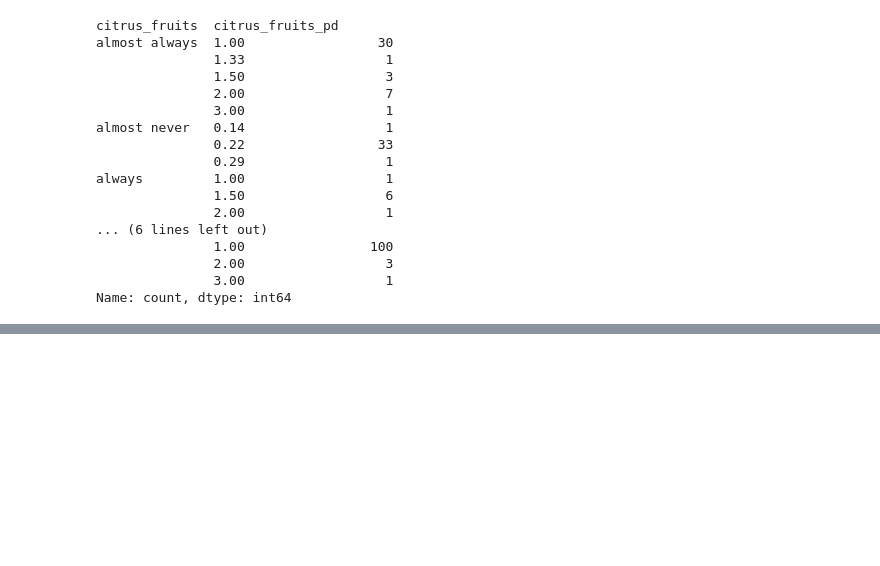
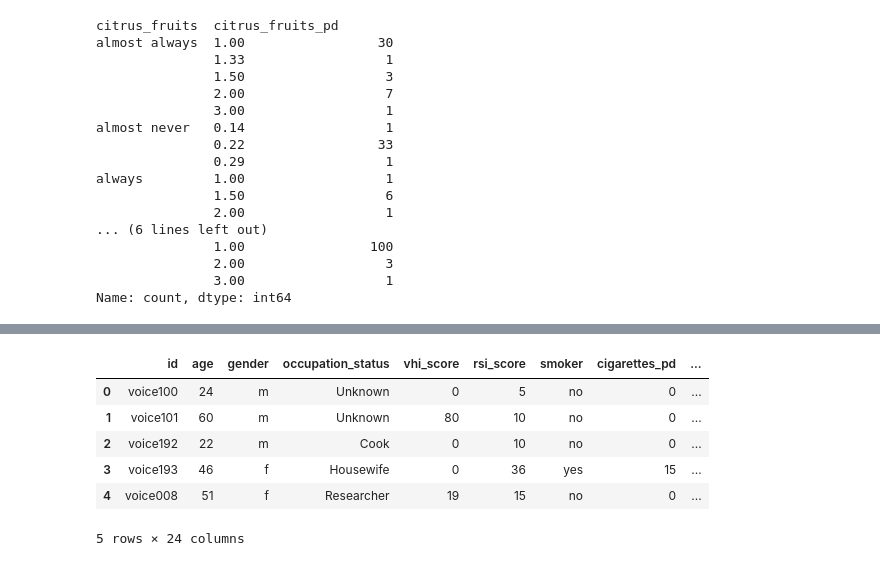
Before and after one commit to alyssahondrade/ml-perspectives-on-voice-disorder-diagnosis, a Jupyter notebook: 02_data_cleaning.ipynb, the cells around one changed output, grey strips where cells are left out. Saved outputs shown, nothing was run; the diff lists cells and outputs as text; code cells hidden in the pictures; blank space fills up the shorter version.

Commit message:
cleaned the target variable column - diagnosis

```diff
--- a/02_data_cleaning.ipynb
+++ b/02_data_cleaning.ipynb
@@ -1409 +1459,20 @@ Cobbler                  1
 Name: count, dtype: int64
+# %%
+# Pattern to get text in brackets
+subtype_pattern = '\((.*?)\)'
+
+# Pattern to get the rest of the text
+base_pattern = '^(.*?)\('
+
+# Get subtypes in lowercase
+clean_num_df['subtype'] = clean_num_df['diagnosis']\
+    .apply(str.lower)\
+    .str.extract(subtype_pattern)
+
+# Get the base in lowercase
+clean_num_df['base'] = clean_num_df['diagnosis']\
+    .apply(str.lower)\
+    .str.extract(base_pattern)
+
+# Display the updated columns
+clean_num_df[['diagnosis', 'base', 'subtype']].head(10)
@@ -1409,0 +1491,9 @@ Name: count, dtype: int64
+# %%
+# Fill the base null values with the diagnosis value and lowercase
+clean_num_df['base'] = clean_num_df['base'].fillna(clean_num_df['diagnosis'])
+
+# Fill the subtype null values with 'no subtype'
+clean_num_df['subtype'] = clean_num_df['subtype'].fillna('no subtype')
+
+# Display the updated columns
+clean_num_df[['diagnosis', 'base', 'subtype']].head(10)
@@ -1409,0 +1525,6 @@ Name: count, dtype: int64
+# %%
+# Strip the whitespaces from the column
+clean_num_df['base'] = clean_num_df['base'].str.strip()
+
+# Check the base column
+clean_num_df['base'].value_counts(dropna=False)
@@ -1409,0 +1559,14 @@ Name: count, dtype: int64
+# %%
+# Drop the diagnosis column
+clean_num_df = clean_num_df.drop(columns=['diagnosis'])
+
+# Display the dataframe
+clean_num_df.head()
+# %% [output]
+|  | id | age | gender | occupation_status | vhi_score | rsi_score | smoker | cigarettes_pd | ... |
+| 0 | voice100 | 24 | m | Unknown | 0 | 5 | no | 0 | ... |
+| 1 | voice101 | 60 | m | Unknown | 80 | 10 | no | 0 | ... |
+| 2 | voice192 | 22 | m | Cook | 0 | 10 | no | 0 | ... |
+| 3 | voice193 | 46 | f | Housewife | 0 | 36 | yes | 15 | ... |
+| 4 | voice008 | 51 | f | Researcher | 19 | 15 | no | 0 | ... |
+5 rows × 24 columns
```
Also changed, not shown: parts of 22 cells of this notebook.
